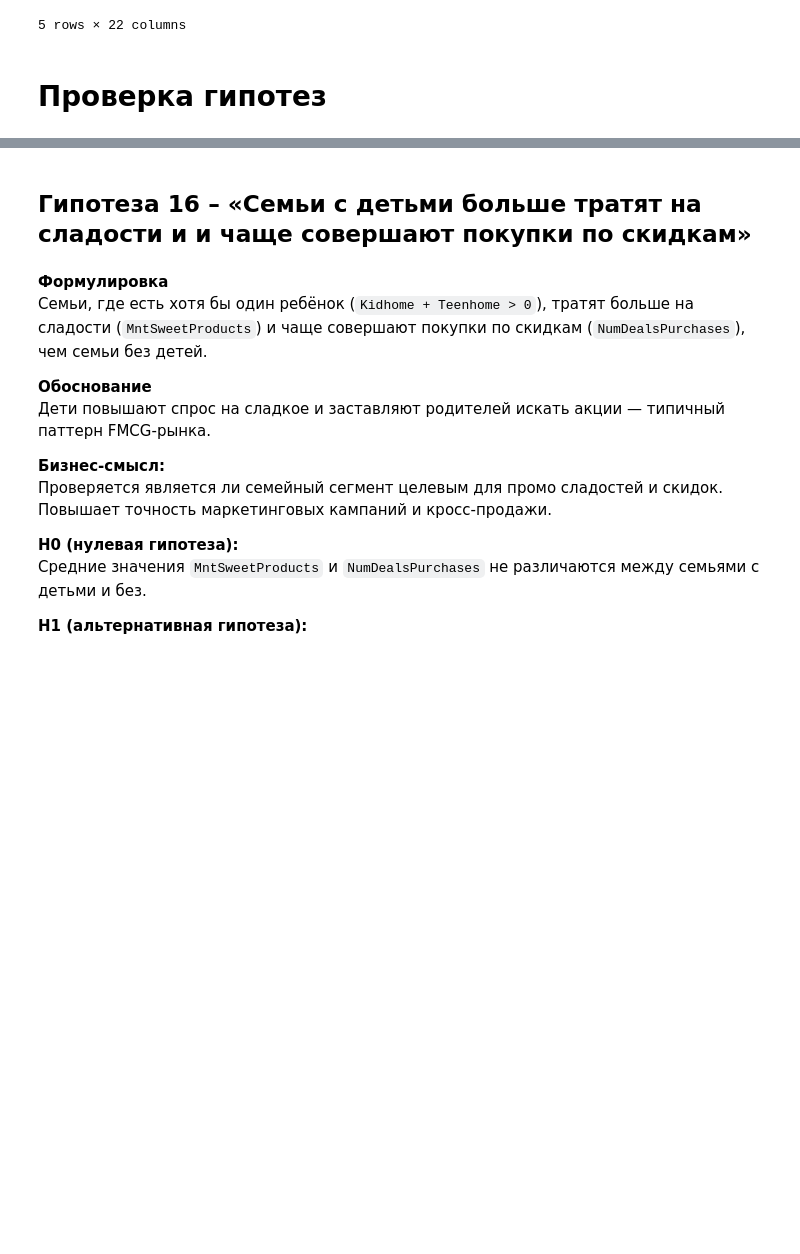
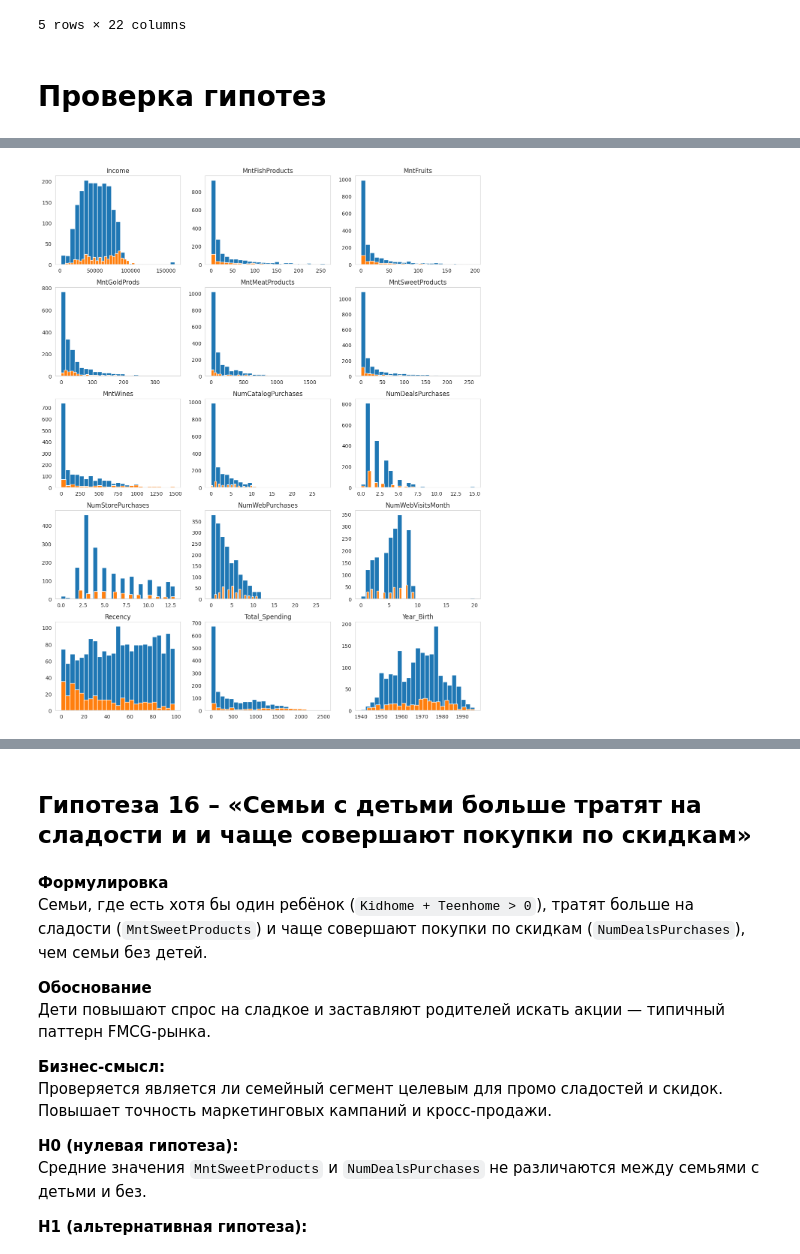
Before and after one commit to AndreyTrichev/customer-purchase-prediction, a Jupyter notebook: HypothesisTesting.ipynb, the cells around one changed output, grey strips where cells are left out. Saved outputs shown, nothing was run; the diff lists cells and outputs as text; code cells hidden in the pictures; blank space fills up the shorter version.

```diff
--- a/HypothesisTesting.ipynb
+++ b/HypothesisTesting.ipynb
@@ -165,0 +50,11 @@ results_df.sort_values('p-value')
+# %%
+#подготовка данных
+df['Income'] = df['Income'].fillna(df['Income'].median())
+df = df[~df['Year_Birth'].isin([1893, 1899, 1900])]
+df = df[df['Income'] != 666666]
+df['Total_Spending'] = (
+    df['MntWines'] + df['MntFruits'] + df['MntMeatProducts'] +
+    df['MntFishProducts'] + df['MntSweetProducts'] + df['MntGoldProds'])
+numeric_cols = df.select_dtypes(include=['int64', 'float64']).columns.difference(['Response', 'Id', 'Teenhome', 'Kidhome', 'Complain'])
+
+print(numeric_cols)
@@ -165,0 +92,16 @@ results_df.sort_values('p-value')
+# %%
+#визуализируем распределения числовых переменных
+n = len(numeric_cols)
+cols = 3
+rows = (n + cols - 1) // cols
+fig, axes = plt.subplots(rows, cols, figsize=(4*cols, 3*rows))
+
+for ax, var in zip(axes.flat, numeric_cols):
+    ax.hist(df.loc[df.Response==0, var], bins=25,  label='Не купил')
+    ax.hist(df.loc[df.Response==1, var], bins=25,  label='Купил')
+    ax.set_title(var)
+    ax.grid()
+plt.tight_layout()
+plt.show()
+# %% [output]
+[figure, added]
```
Also changed, not shown: parts of 23 cells of this notebook.
